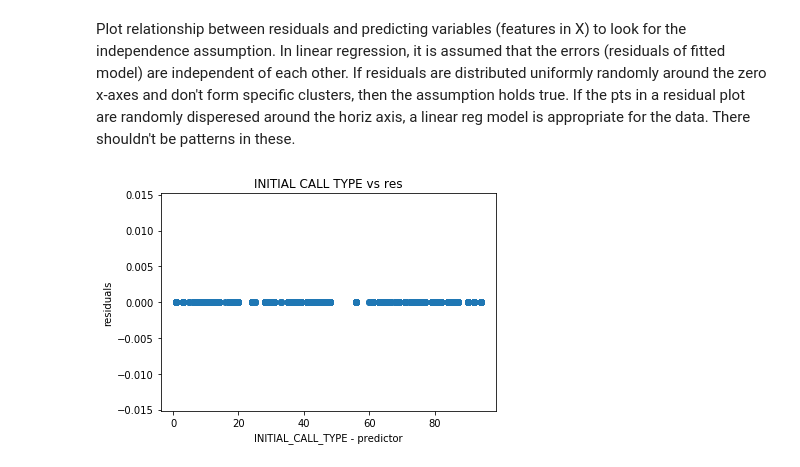
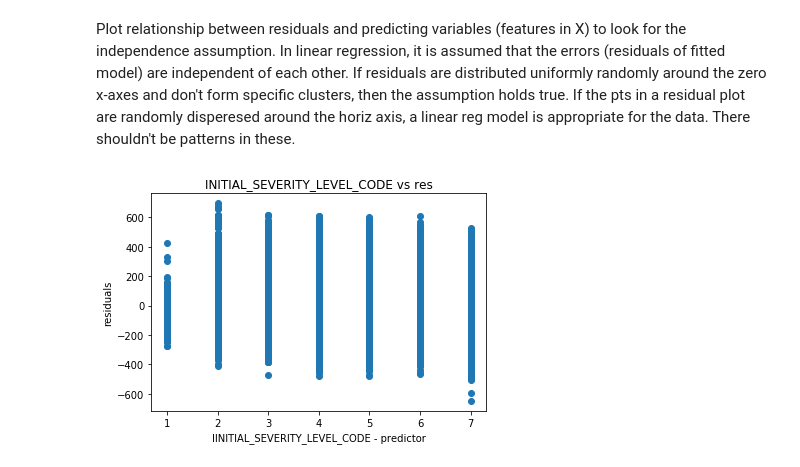
Before and after one commit to akuz91/CodeBlue, a Jupyter notebook: LinReg_and_Residual_Modeling.ipynb, the cells around one changed output. Cells and saved outputs as stored; diff of their text form; code cells hidden in the pictures.

```diff
--- a/LinReg_and_Residual_Modeling.ipynb
+++ b/LinReg_and_Residual_Modeling.ipynb
@@ -29,2 +49,0 @@ data.head()
-# %%
-data = data.drop(columns = ["INCIDENT_DATETIME","FIRST_ASSIGNMENT_DATETIME","FIRST_ACTIVATION_DATETIME","FIRST_ON_SCENE_DATETIME"])
@@ -41,11 +50,3 @@ data.head()
-# %%
-#shuffle the data
-data['r'] = np.random.random(data.shape[0])
-data = data.sort_values(by = 'r').reset_index(drop = True)
-data = data.drop('r', 1)
-# %%
-#using 100,000 rows just for this exercise - for real modeling use all data
-data = data[:100000]
 # %%
 data.shape
 # %% [output]
@@ -84,0 +126,3 @@ Name: INCIDENT_TRAVEL_TM_SECONDS_QY, dtype: float64
+# %%
+dummy_mean = DummyRegressor(strategy='mean')
+dummy_mean.fit(X_train, Y_train)
@@ -255,10 +307,10 @@ KstestResult(statistic=0.4999999999982794, pvalue=0.0)
 # %% [markdown]
 Plot relationship between residuals and predicting variables (features in X) to look for the independence assumption. In linear regression, it is assumed that the errors (residuals of fitted model) are independent of each other. If residuals are distributed uniformly randomly around the zero x-axes and don't form specific clusters, then the assumption holds true. If the pts in a residual plot are randomly disperesed around the horiz axis, a linear reg model is appropriate for the data. There shouldn't be patterns in these.
 # %%
-plt.scatter(X_test["INITIAL_CALL_TYPE"],vals["residuals"])
-plt.xlabel("INITIAL_CALL_TYPE - predictor")
+plt.scatter(X_test["INITIAL_SEVERITY_LEVEL_CODE"],vals["residuals"])
+plt.xlabel("IINITIAL_SEVERITY_LEVEL_CODE - predictor")
 plt.ylabel("residuals")
-plt.title("INITIAL CALL TYPE vs res")
+plt.title("INITIAL_SEVERITY_LEVEL_CODE vs res")
 plt.show()
 # %% [output]
-[figure, old version]
+[figure, new version]
```
Also changed, not shown: parts of 38 cells of this notebook.
